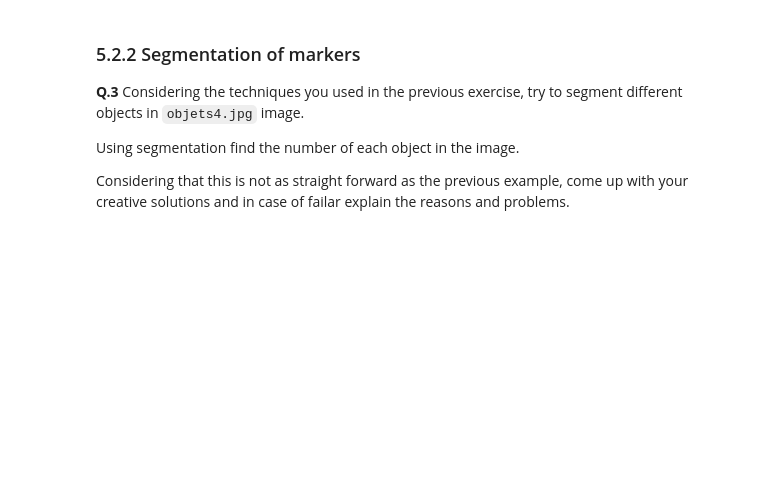
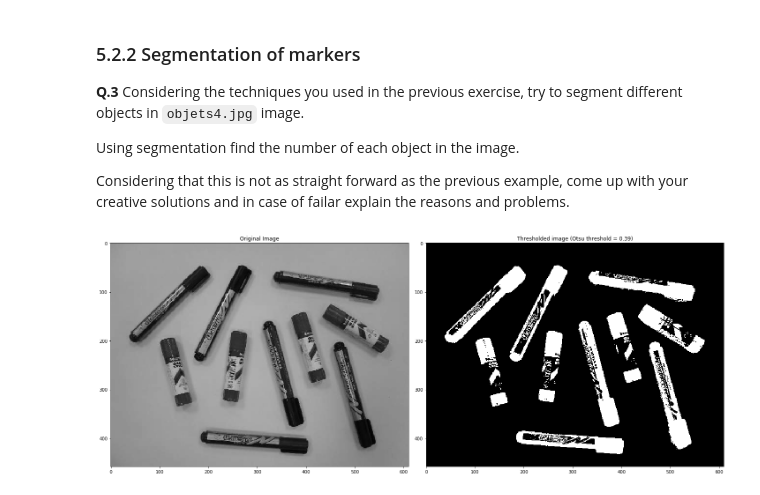
Before and after one commit to briannaburton/B31XB-IIP-TP-1718, a Jupyter notebook: 5-morpho-segmentation/5-morpho-segmentation.ipynb, the cells around one changed output. Cells and saved outputs as stored; diff of their text form; code cells hidden in the pictures; blank space fills up the shorter version.

```diff
--- a/5-morpho-segmentation/5-morpho-segmentation.ipynb
+++ b/5-morpho-segmentation/5-morpho-segmentation.ipynb
@@ -239,3 +256,23 @@ The radius of the reigon is 48 pixels.
 Using segmentation find the number of each object in the image.
 
 Considering that this is not as straight forward as the previous example, come up with your creative solutions and in case of failar explain the reasons and problems.
+# %%
+#Import the marker image
+img_name = 'objets4.jpg'
+markers_im = io.imread(img_path.__add__(img_name),as_grey = True)
+
+#Find the otsu threshold
+otsu_threshold = filters.threshold_otsu(markers_im)
+markers_otsu = markers_im <= otsu_threshold
+
+fig = plt.figure(figsize=(20, 20))
+
+plt.subplot(121)
+io.imshow(markers_im)
+plt.title("Original Image");
+
+plt.subplot(122)
+io.imshow(markers_otsu);
+plt.title("Thresholded image (Otsu threshold = 0.39)");
+# %% [output]
+[figure, added]
```
Also changed, not shown: parts of 11 cells of this notebook.
